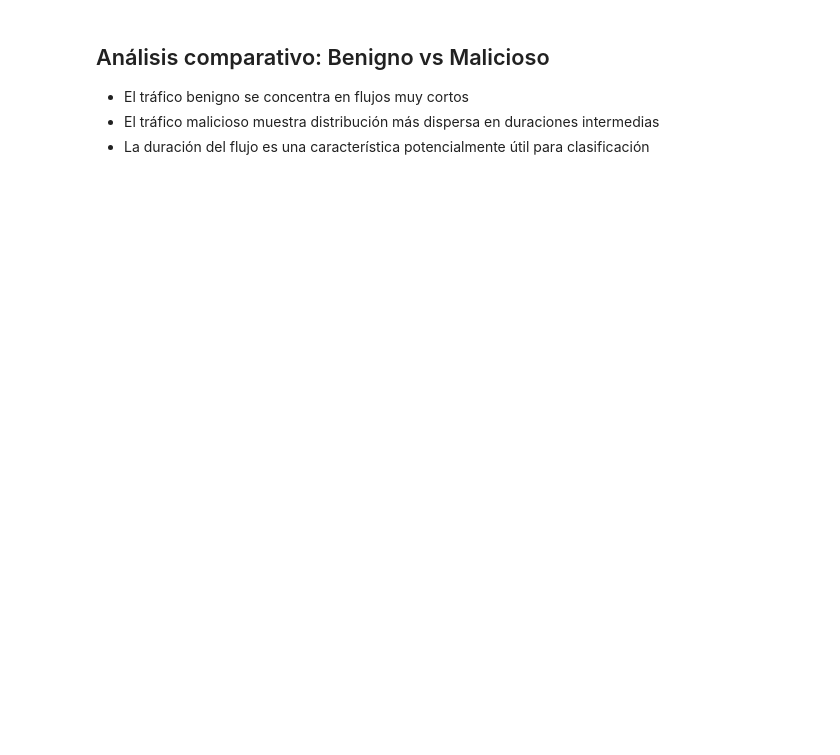
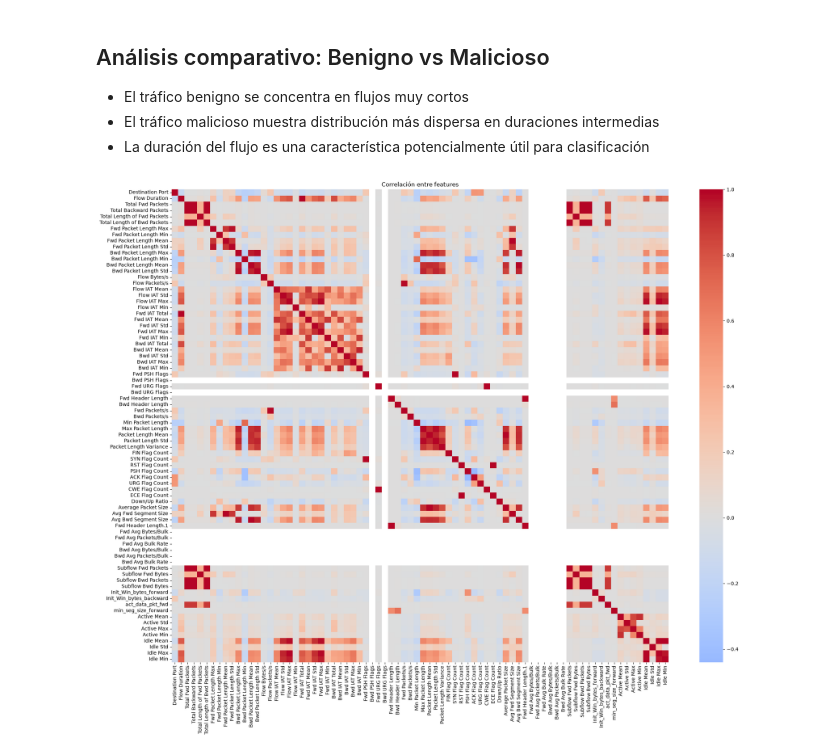
Before and after one commit to walseb-hash/ids-ml, a Jupyter notebook: notebooks/01_eda.ipynb, the cells around one changed output. Drawn from its saved outputs; the diff is of its cells as text; code cells hidden in the pictures; blank space fills up the shorter version.

Commit message:
EDA: heatmap de correlacion entre features

```diff
--- a/notebooks/01_eda.ipynb
+++ b/notebooks/01_eda.ipynb
@@ -219,3 +214,13 @@ plt.show()
 - El tráfico benigno se concentra en flujos muy cortos
 - El tráfico malicioso muestra distribución más dispersa en duraciones intermedias
 - La duración del flujo es una característica potencialmente útil para clasificación
+# %%
+df_numeric = df_total.select_dtypes(include=np.number)
+
+plt.figure(figsize=(20, 16))
+sns.heatmap(df_numeric.corr(), cmap='coolwarm', center=0)
+plt.title('Correlación entre features')
+plt.tight_layout()
+plt.show()
+# %% [output]
+[figure, added]
```
Also changed, not shown: parts of 4 cells of this notebook.
